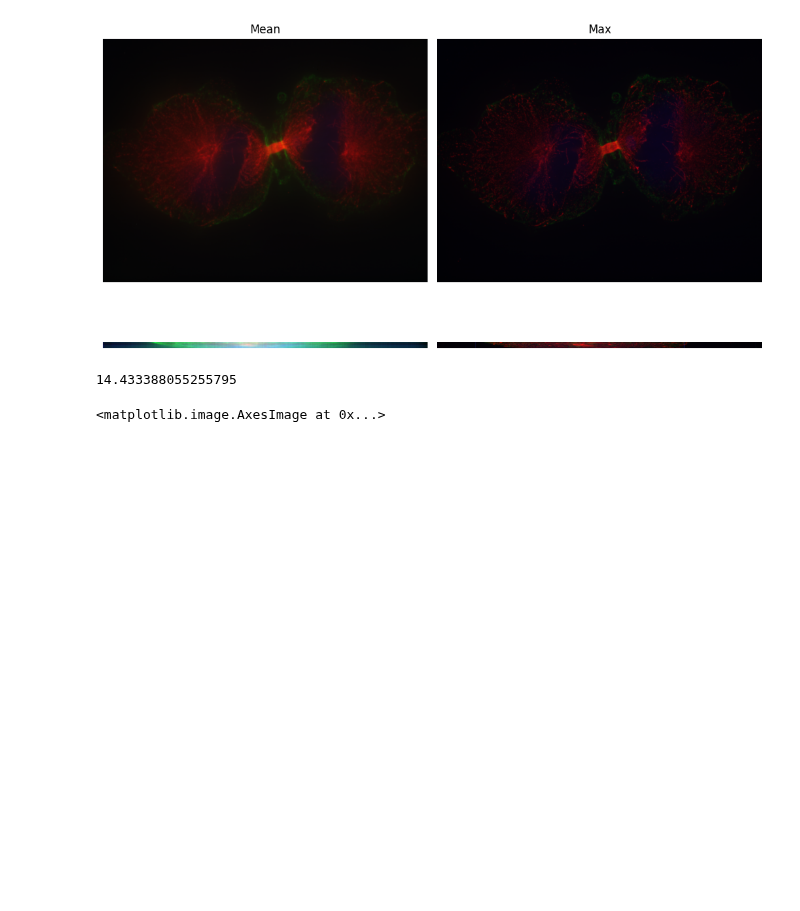
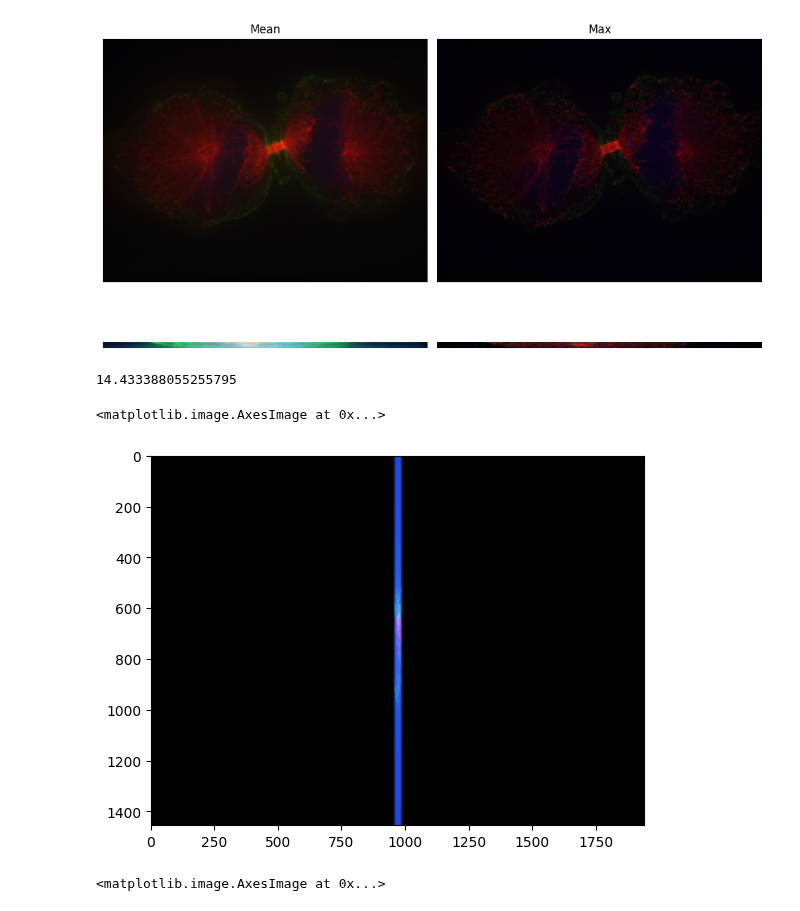
Before and after one commit to zacsimile/cytokinesis-pseudotime-analysis, a Jupyter notebook: 3d_analysis.ipynb, the cells around one changed output. Drawn from its saved outputs; the diff is of its cells as text; code cells hidden in the pictures; blank space fills up the shorter version.

```diff
--- a/3d_analysis.ipynb
+++ b/3d_analysis.ipynb
@@ -71,4 +72,6 @@ axs[0,1].set_title('Max')
 fig.tight_layout()
 # %% [output]
 [figure]
+# %%
+im_rot = ndi.rotate(im[:], -ml["Angle"], axes=(2,1), reshape=False)
 # %%
@@ -79 +84,6 @@ print(z_coord)
+# %%
+plt.imshow(image_utils.normalize_image(im_rot.mean(1)))
+# %% [output]
+<matplotlib.image.AxesImage at 0x...>
+[figure, added]
 # %%
```
Also changed, not shown: parts of 6 cells of this notebook, 1 other file.
